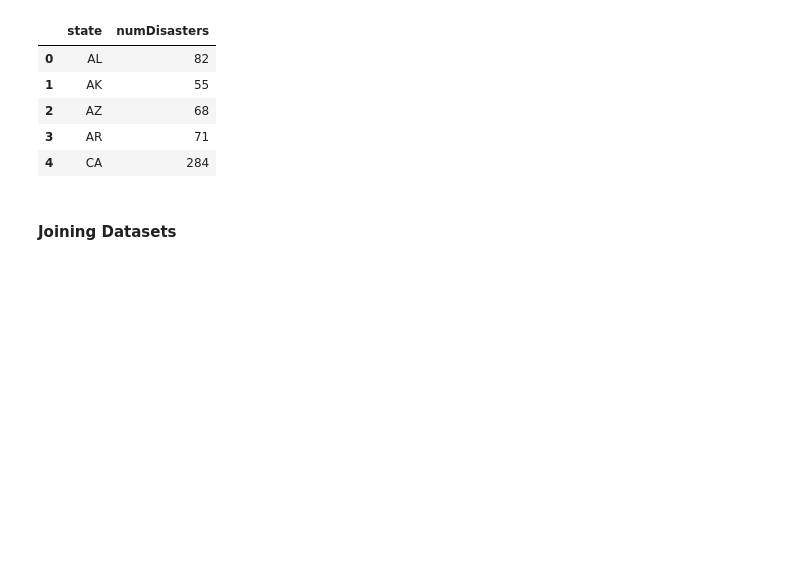
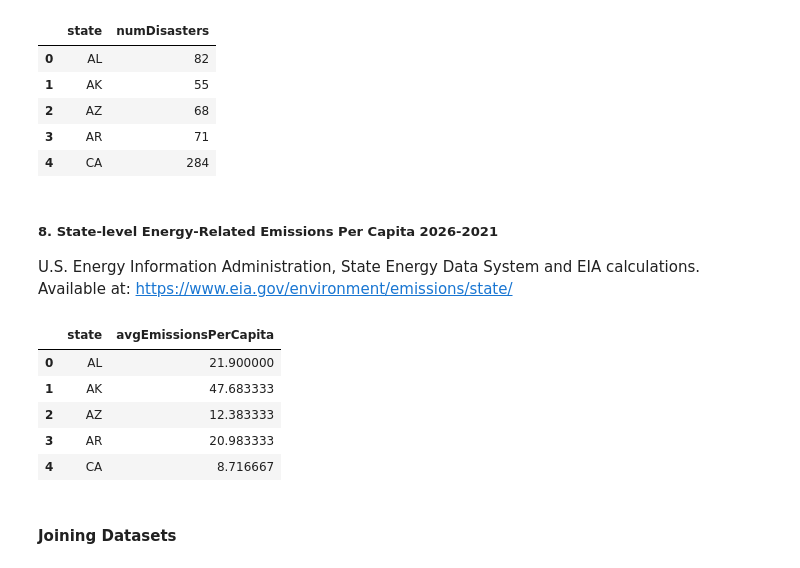
Before and after one commit to paulroconnor/UNFCCC-Econometric-Analysis, a Jupyter notebook: DataPreparation.ipynb, the cells around one changed output. Drawn from its saved outputs; the diff is of its cells as text; code cells hidden in the pictures; blank space fills up the shorter version.

```diff
--- a/DataPreparation.ipynb
+++ b/DataPreparation.ipynb
@@ -182,6 +182,24 @@ NaturalDisasters.head()
 | 2 | AZ | 68 |
 | 3 | AR | 71 |
 | 4 | CA | 284 |
+# %% [markdown]
+##### 8. State-level Energy-Related Emissions Per Capita 2026-2021
+U.S. Energy Information Administration, State Energy Data System and EIA calculations. Available at: https://www.eia.gov/environment/emissions/state/
+# %%
+Emissions = pd.read_csv('StateEmissions.csv')
+# %%
+Emissions['avgEmissionsPerCapita'] = Emissions.iloc[:,1:].mean(axis = 1)  # get average of emissions per capita
+Emissions.rename(columns = {'State':'state'}, inplace = True)
+Emissions = Emissions[['state','avgEmissionsPerCapita']]
+# %%
+Emissions.head()
+# %% [output]
+|  | state | avgEmissionsPerCapita |
+| 0 | AL | 21.900000 |
+| 1 | AK | 47.683333 |
+| 2 | AZ | 12.383333 |
+| 3 | AR | 20.983333 |
+| 4 | CA | 8.716667 |
 # %% [markdown]
 #### Joining Datasets
 # %%
```
Also changed, not shown: parts of 5 cells of this notebook.
